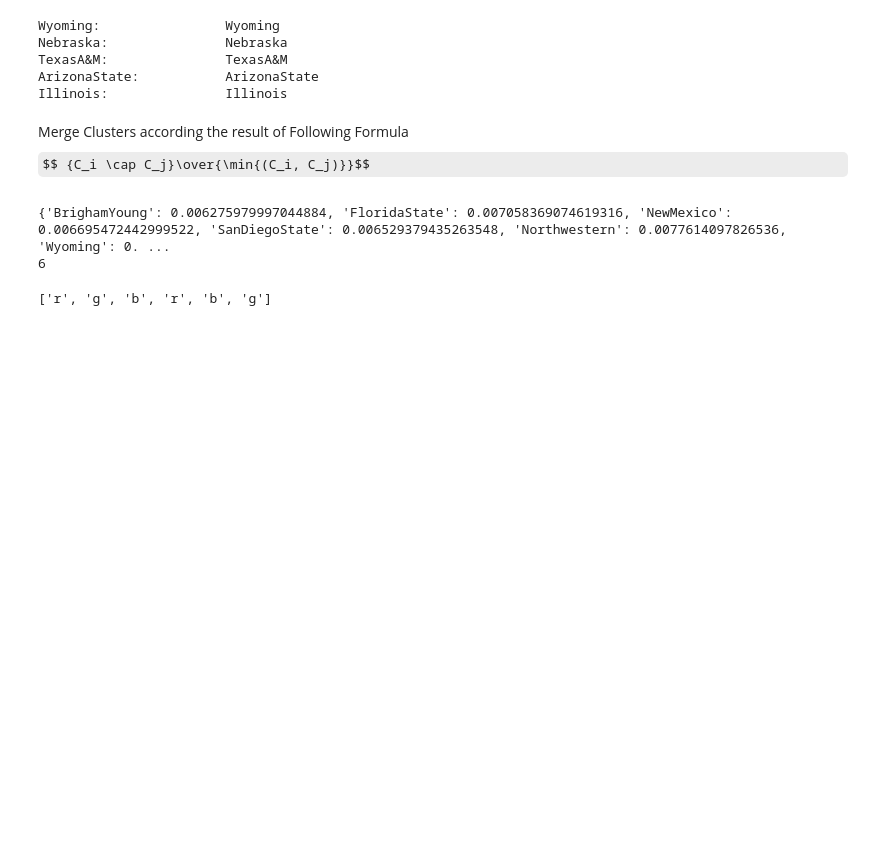
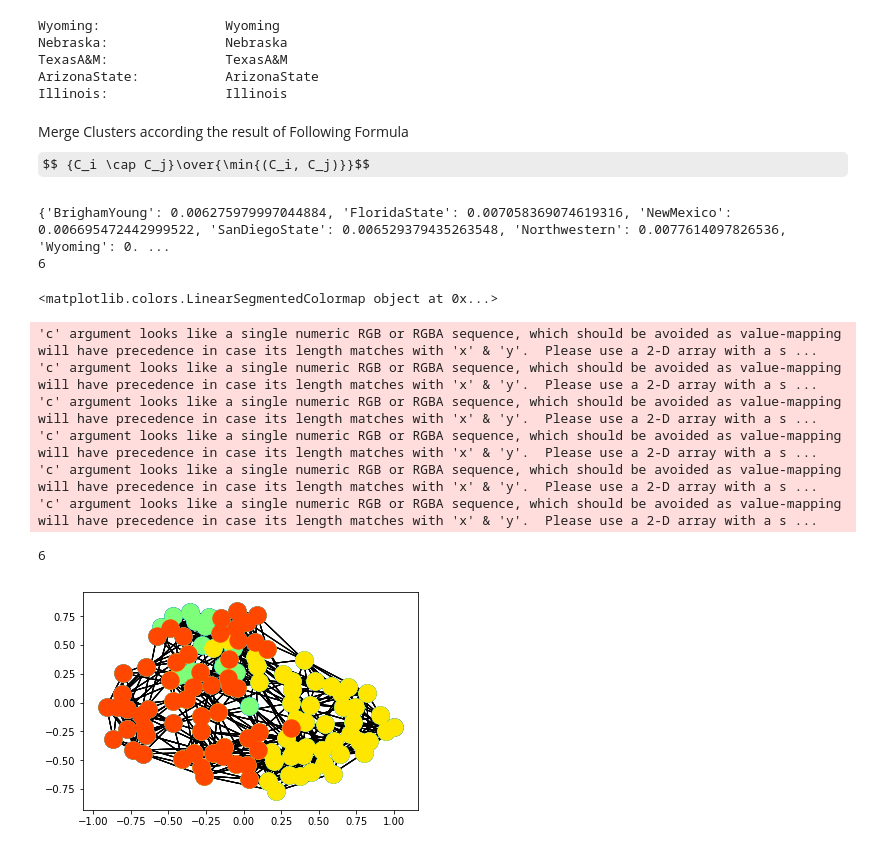
Before and after one commit to theyusko/local-graph-clustering-with-PPR, a Jupyter notebook: Code/main_notebook.ipynb, the cells around one changed output. Drawn from its saved outputs; the diff is of its cells as text; code cells hidden in the pictures; some formulas as TeX source; blank space fills up the shorter version.

```diff
--- a/Code/main_notebook.ipynb
+++ b/Code/main_notebook.ipynb
@@ -182,8 +182,29 @@ from matplotlib import cm as cm
 
 #colormap = cm.get_cmap('Blues')
 #colormap = [cm.jet(x) for x in range(len(prS_modified))]
-colormap = ['r', 'g', 'b', 'r', 'b', 'g']
+#colormap = ['r', 'g', 'b', 'r', 'b', 'g']
+#colormap = [cm.jet(i) for i in range(len(prS_modified))]
+colormap = plt.cm.get_cmap('jet')
+norm = plt.Normalize(vmin=0, vmax=max(len(prS_modified), len(prS)))
 print(colormap)
 # %% [output]
-['r', 'g', 'b', 'r', 'b', 'g']
+<matplotlib.colors.LinearSegmentedColormap object at 0x...>
+# %%
+print(len(prS_modified))
+for i in range(len(prS_modified)):
+    #colormap[i] = [colormap[i] for x in range(len(prS_modified))]
+    clusteri = nx.Graph(G2.subgraph(prS_modified[i]))
+    nx.draw_networkx_nodes(clusteri, pos=pos,
+                           cmap=colormap(norm(i)),
+                           node_color=colormap(norm(i)))
+    nx.draw_networkx_edges(clusteri, pos=pos)
+# %% [output]
+'c' argument looks like a single numeric RGB or RGBA sequence, which should be avoided as value-mapping will have precedence in case its length matches with 'x' & 'y'.  Please use a 2-D array with a s ...
+'c' argument looks like a single numeric RGB or RGBA sequence, which should be avoided as value-mapping will have precedence in case its length matches with 'x' & 'y'.  Please use a 2-D array with a s ...
+'c' argument looks like a single numeric RGB or RGBA sequence, which should be avoided as value-mapping will have precedence in case its length matches with 'x' & 'y'.  Please use a 2-D array with a s ...
+'c' argument looks like a single numeric RGB or RGBA sequence, which should be avoided as value-mapping will have precedence in case its length matches with 'x' & 'y'.  Please use a 2-D array with a s ...
+'c' argument looks like a single numeric RGB or RGBA sequence, which should be avoided as value-mapping will have precedence in case its length matches with 'x' & 'y'.  Please use a 2-D array with a s ...
+'c' argument looks like a single numeric RGB or RGBA sequence, which should be avoided as value-mapping will have precedence in case its length matches with 'x' & 'y'.  Please use a 2-D array with a s ...
+6
+[figure, added]
 # %%
```
Also changed, not shown: parts of 2 cells of this notebook.
